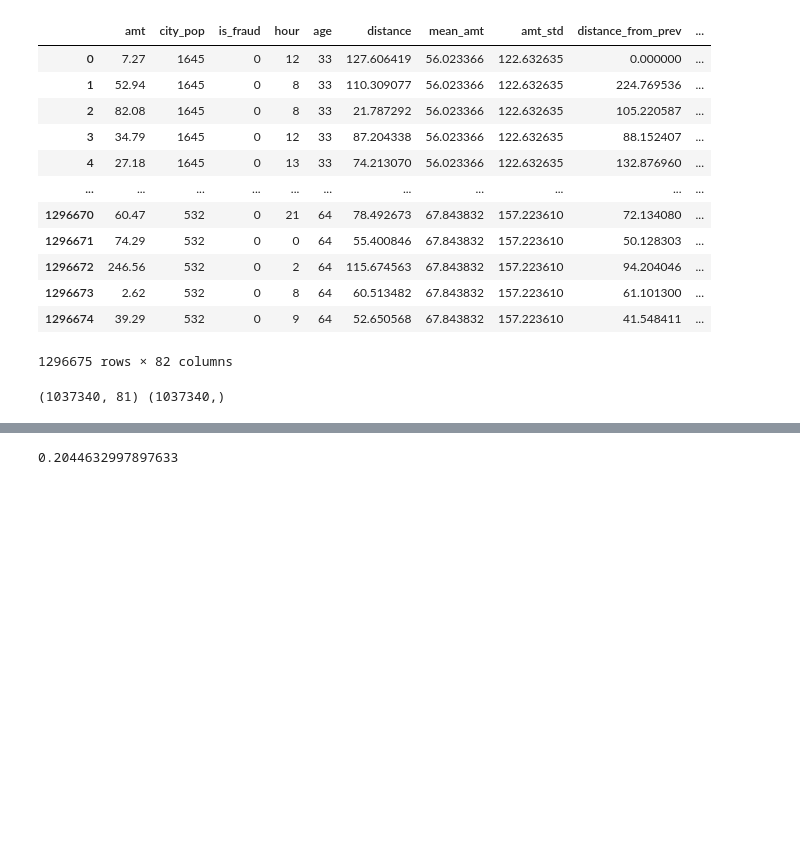
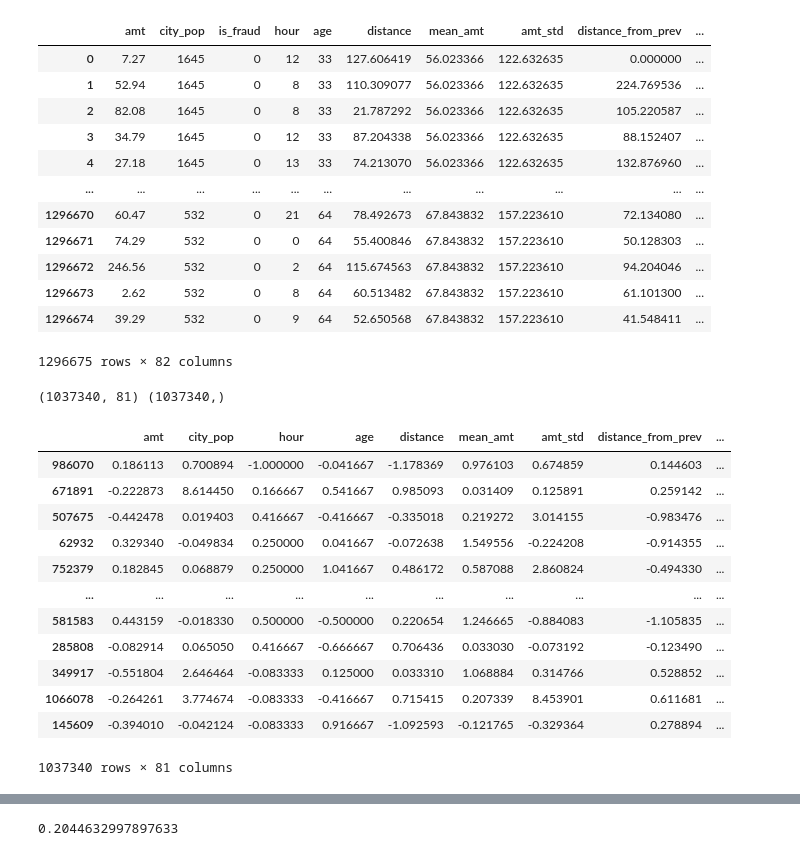
Before and after one commit to SabaGuledani/Credit-Card-Transactions-Fraud-Detection, a Jupyter notebook: notebooks/model_training.ipynb, the cells around one changed output, grey strips where cells are left out. Cells and saved outputs as stored; diff of their text form; code cells hidden in the pictures; blank space fills up the shorter version.

```diff
--- a/notebooks/model_training.ipynb
+++ b/notebooks/model_training.ipynb
@@ -45,4 +49,20 @@ print(X_train.shape, y_train.shape)
 scaler = RobustScaler()
 X_train[num_cols] = scaler.fit_transform(X_train[num_cols])
 X_test[num_cols] = scaler.fit_transform(X_test[num_cols])
+# %%
+X_train
+# %% [output]
+|  | amt | city_pop | hour | age | distance | mean_amt | amt_std | distance_from_prev | ... |
+| 986070 | 0.186113 | 0.700894 | -1.000000 | -0.041667 | -1.178369 | 0.976103 | 0.674859 | 0.144603 | ... |
+| 671891 | -0.222873 | 8.614450 | 0.166667 | 0.541667 | 0.985093 | 0.031409 | 0.125891 | 0.259142 | ... |
+| 507675 | -0.442478 | 0.019403 | 0.416667 | -0.416667 | -0.335018 | 0.219272 | 3.014155 | -0.983476 | ... |
+| 62932 | 0.329340 | -0.049834 | 0.250000 | 0.041667 | -0.072638 | 1.549556 | -0.224208 | -0.914355 | ... |
+| 752379 | 0.182845 | 0.068879 | 0.250000 | 1.041667 | 0.486172 | 0.587088 | 2.860824 | -0.494330 | ... |
+| ... | ... | ... | ... | ... | ... | ... | ... | ... | ... |
+| 581583 | 0.443159 | -0.018330 | 0.500000 | -0.500000 | 0.220654 | 1.246665 | -0.884083 | -1.105835 | ... |
+| 285808 | -0.082914 | 0.065050 | 0.416667 | -0.666667 | 0.706436 | 0.033030 | -0.073192 | -0.123490 | ... |
+| 349917 | -0.551804 | 2.646464 | -0.083333 | 0.125000 | 0.033310 | 1.068884 | 0.314766 | 0.528852 | ... |
+| 1066078 | -0.264261 | 3.774674 | -0.083333 | -0.416667 | 0.715415 | 0.207339 | 8.453901 | 0.611681 | ... |
+| 145609 | -0.394010 | -0.042124 | -0.083333 | 0.916667 | -1.092593 | -0.121765 | -0.329364 | 0.278894 | ... |
+1037340 rows × 81 columns
 # %%
```
Also changed, not shown: parts of 7 cells of this notebook.
